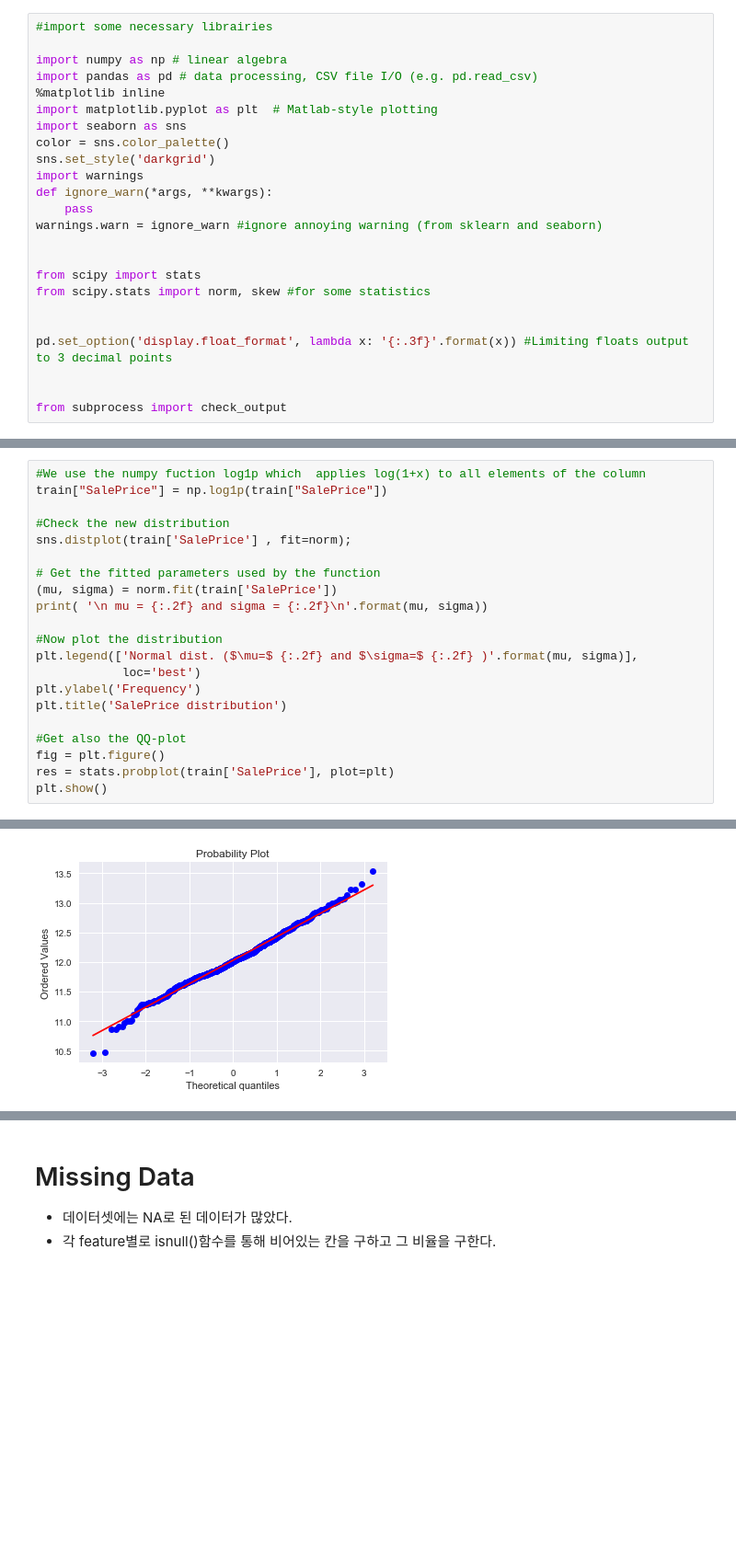
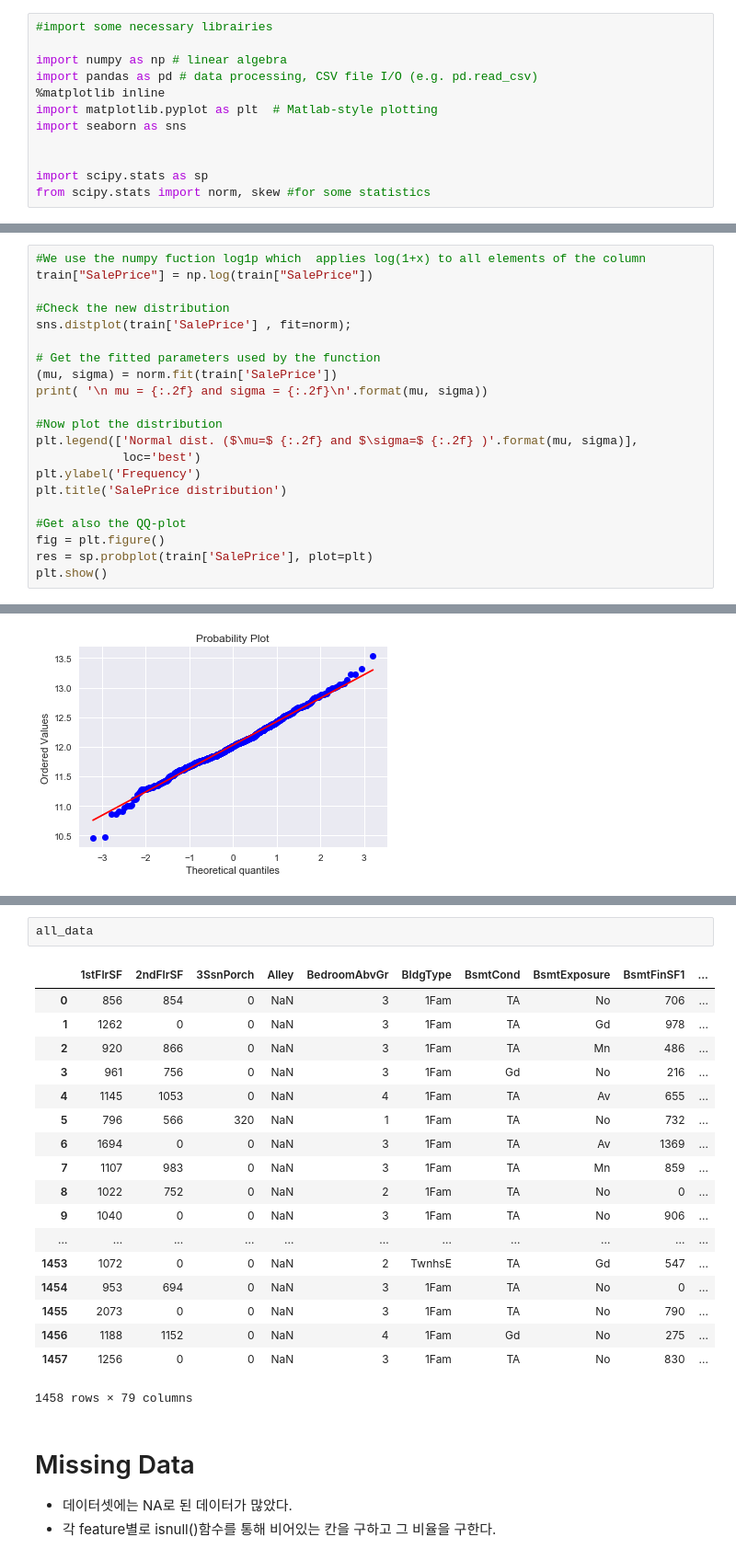
Before and after one commit to kjw1oo/FC_linear_First, a Jupyter notebook: FC_linear_regression.ipynb, the cells around one changed output, grey strips where cells are left out. Shown at 92% size. Saved outputs shown, nothing was run; the diff lists cells and outputs as text; blank space fills up the shorter version.

```diff
--- a/FC_linear_regression.ipynb
+++ b/FC_linear_regression.ipynb
@@ -6,22 +6,10 @@ import pandas as pd # data processing, CSV file I/O (e.g. pd.read_csv)
 %matplotlib inline
 import matplotlib.pyplot as plt  # Matlab-style plotting
 import seaborn as sns
-color = sns.color_palette()
-sns.set_style('darkgrid')
-import warnings
-def ignore_warn(*args, **kwargs):
-    pass
-warnings.warn = ignore_warn #ignore annoying warning (from sklearn and seaborn)
 
 
-from scipy import stats
+import scipy.stats as sp
 from scipy.stats import norm, skew #for some statistics
-
-
-pd.set_option('display.float_format', lambda x: '{:.3f}'.format(x)) #Limiting floats output to 3 decimal points
-
-
-from subprocess import check_output
 # %%
 #Now let's import and put the train and test datasets in  pandas dataframe
 
@@ -146,7 +93,7 @@ plt.show()
 [figure]
 # %%
 #We use the numpy fuction log1p which  applies log(1+x) to all elements of the column
-train["SalePrice"] = np.log1p(train["SalePrice"])
+train["SalePrice"] = np.log(train["SalePrice"])
 
 #Check the new distribution
 sns.distplot(train['SalePrice'] , fit=norm);
@@ -163,7 +110,7 @@ plt.title('SalePrice distribution')
 
 #Get also the QQ-plot
 fig = plt.figure()
-res = stats.probplot(train['SalePrice'], plot=plt)
+res = sp.probplot(train['SalePrice'], plot=plt)
 plt.show()
 # %% [output]
  mu = 12.03 and sigma = 0.40
@@ -181,3 +129,24 @@ all_data size is : (1460, 79)
+# %%
+all_data
+# %% [output]
+|  | 1stFlrSF | 2ndFlrSF | 3SsnPorch | Alley | BedroomAbvGr | BldgType | BsmtCond | BsmtExposure | BsmtFinSF1 | ... |
+| 0 | 856 | 854 | 0 | NaN | 3 | 1Fam | TA | No | 706 | ... |
+| 1 | 1262 | 0 | 0 | NaN | 3 | 1Fam | TA | Gd | 978 | ... |
+| 2 | 920 | 866 | 0 | NaN | 3 | 1Fam | TA | Mn | 486 | ... |
+| 3 | 961 | 756 | 0 | NaN | 3 | 1Fam | Gd | No | 216 | ... |
+| 4 | 1145 | 1053 | 0 | NaN | 4 | 1Fam | TA | Av | 655 | ... |
+| 5 | 796 | 566 | 320 | NaN | 1 | 1Fam | TA | No | 732 | ... |
+| 6 | 1694 | 0 | 0 | NaN | 3 | 1Fam | TA | Av | 1369 | ... |
+| 7 | 1107 | 983 | 0 | NaN | 3 | 1Fam | TA | Mn | 859 | ... |
+| 8 | 1022 | 752 | 0 | NaN | 2 | 1Fam | TA | No | 0 | ... |
+| 9 | 1040 | 0 | 0 | NaN | 3 | 1Fam | TA | No | 906 | ... |
+| ... | ... | ... | ... | ... | ... | ... | ... | ... | ... | ... |
+| 1453 | 1072 | 0 | 0 | NaN | 2 | TwnhsE | TA | Gd | 547 | ... |
+| 1454 | 953 | 694 | 0 | NaN | 3 | 1Fam | TA | No | 0 | ... |
+| 1455 | 2073 | 0 | 0 | NaN | 3 | 1Fam | TA | No | 790 | ... |
+| 1456 | 1188 | 1152 | 0 | NaN | 4 | 1Fam | Gd | No | 275 | ... |
+| 1457 | 1256 | 0 | 0 | NaN | 3 | 1Fam | TA | No | 830 | ... |
+1458 rows × 79 columns
 # %% [markdown]
 # Missing Data
 - 데이터셋에는 NA로 된 데이터가 많았다.
```
Also changed, not shown: parts of 18 cells of this notebook.
